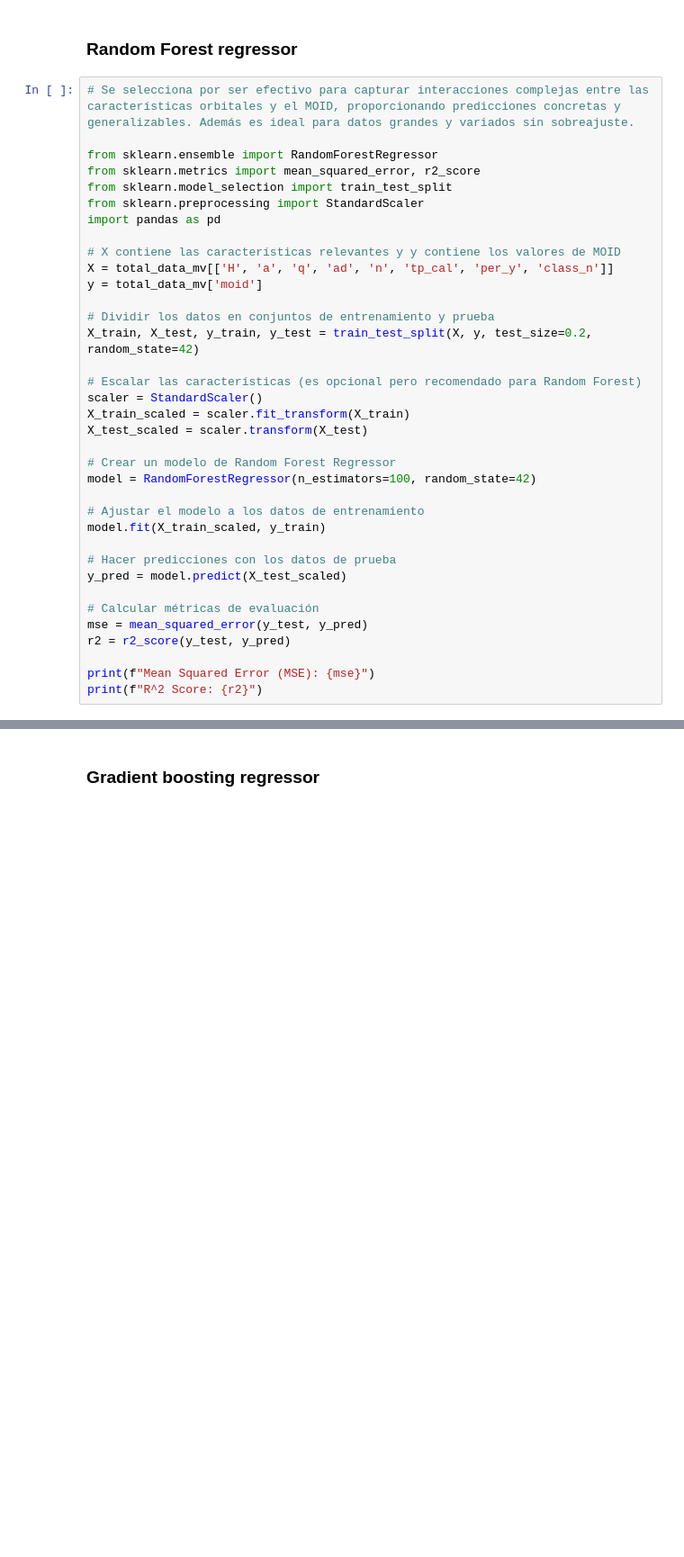
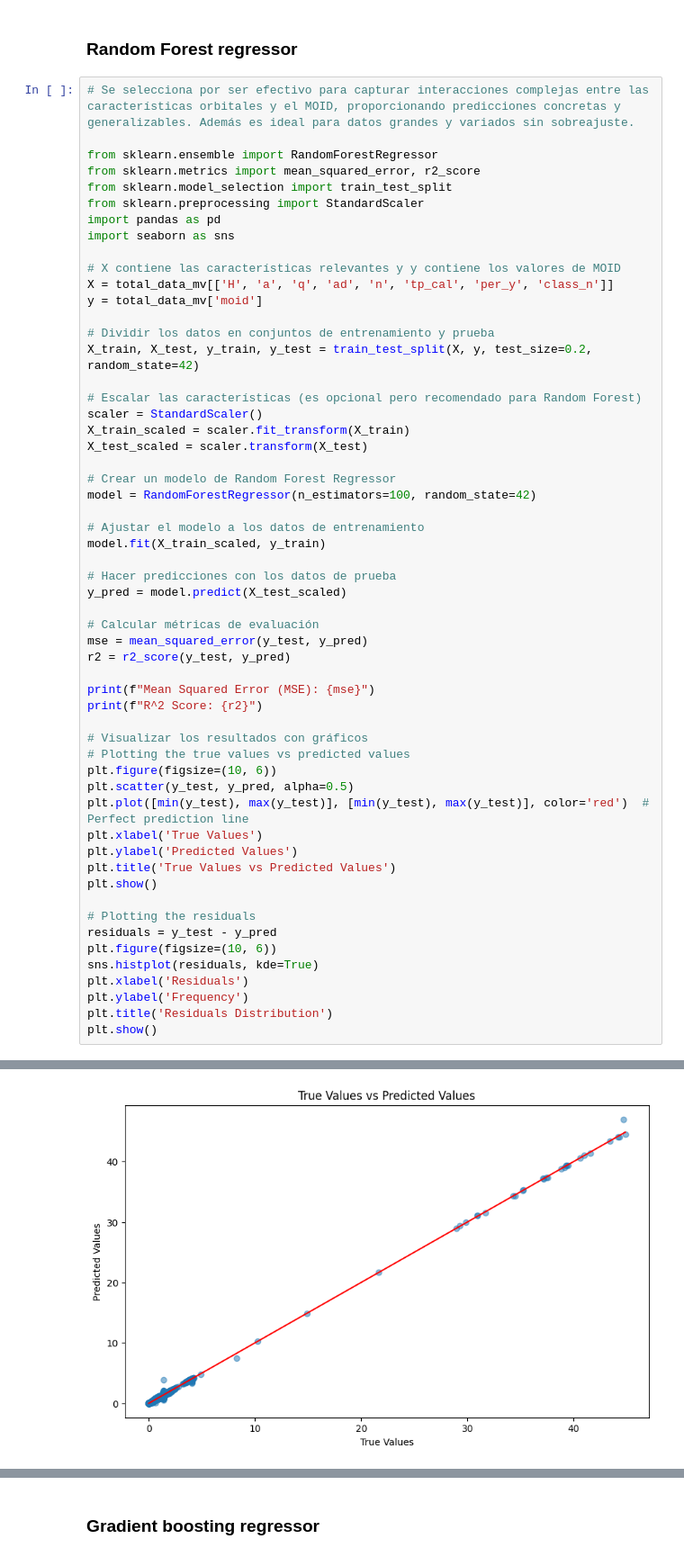
Before and after one commit to PazReumante/asteroid_prediction, a Jupyter notebook: Project/models.ipynb, the cells around one changed output, grey strips where cells are left out. Shown: that part at 90% size. Cells and saved outputs as stored; diff of their text form; blank space fills up the shorter version.

```diff
--- a/Project/models.ipynb
+++ b/Project/models.ipynb
@@ -258,34 +260,55 @@ from sklearn.metrics import mean_squared_error, r2_score
 from sklearn.model_selection import train_test_split
 from sklearn.preprocessing import StandardScaler
 import pandas as pd
+import seaborn as sns
 
 # X contiene las características relevantes y y contiene los valores de MOID
 X = total_data_mv[['H', 'a', 'q', 'ad', 'n', 'tp_cal', 'per_y', 'class_n']]
 y = total_data_mv['moid']
 
 # Dividir los datos en conjuntos de entrenamiento y prueba
 X_train, X_test, y_train, y_test = train_test_split(X, y, test_size=0.2, random_state=42)
 
 # Escalar las características (es opcional pero recomendado para Random Forest)
 scaler = StandardScaler()
 X_train_scaled = scaler.fit_transform(X_train)
 X_test_scaled = scaler.transform(X_test)
 
 # Crear un modelo de Random Forest Regressor
 model = RandomForestRegressor(n_estimators=100, random_state=42)
 
 # Ajustar el modelo a los datos de entrenamiento
 model.fit(X_train_scaled, y_train)
 
 # Hacer predicciones con los datos de prueba
 y_pred = model.predict(X_test_scaled)
 
 # Calcular métricas de evaluación
 mse = mean_squared_error(y_test, y_pred)
 r2 = r2_score(y_test, y_pred)
 
 print(f"Mean Squared Error (MSE): {mse}")
 print(f"R^2 Score: {r2}")
+
+# Visualizar los resultados con gráficos
+# Plotting the true values vs predicted values
+plt.figure(figsize=(10, 6))
+plt.scatter(y_test, y_pred, alpha=0.5)
+plt.plot([min(y_test), max(y_test)], [min(y_test), max(y_test)], color='red')  # Perfect prediction line
+plt.xlabel('True Values')
+plt.ylabel('Predicted Values')
+plt.title('True Values vs Predicted Values')
+plt.show()
+
+# Plotting the residuals
+residuals = y_test - y_pred
+plt.figure(figsize=(10, 6))
+sns.histplot(residuals, kde=True)
+plt.xlabel('Residuals')
+plt.ylabel('Frequency')
+plt.title('Residuals Distribution')
+plt.show()
 # %% [output]
 Mean Squared Error (MSE): 0.0047308846179628375
 R^2 Score: 0.9985490383742801
+[figure, added]
```
Also changed, not shown: parts of 4 cells of this notebook, 1 other file.
